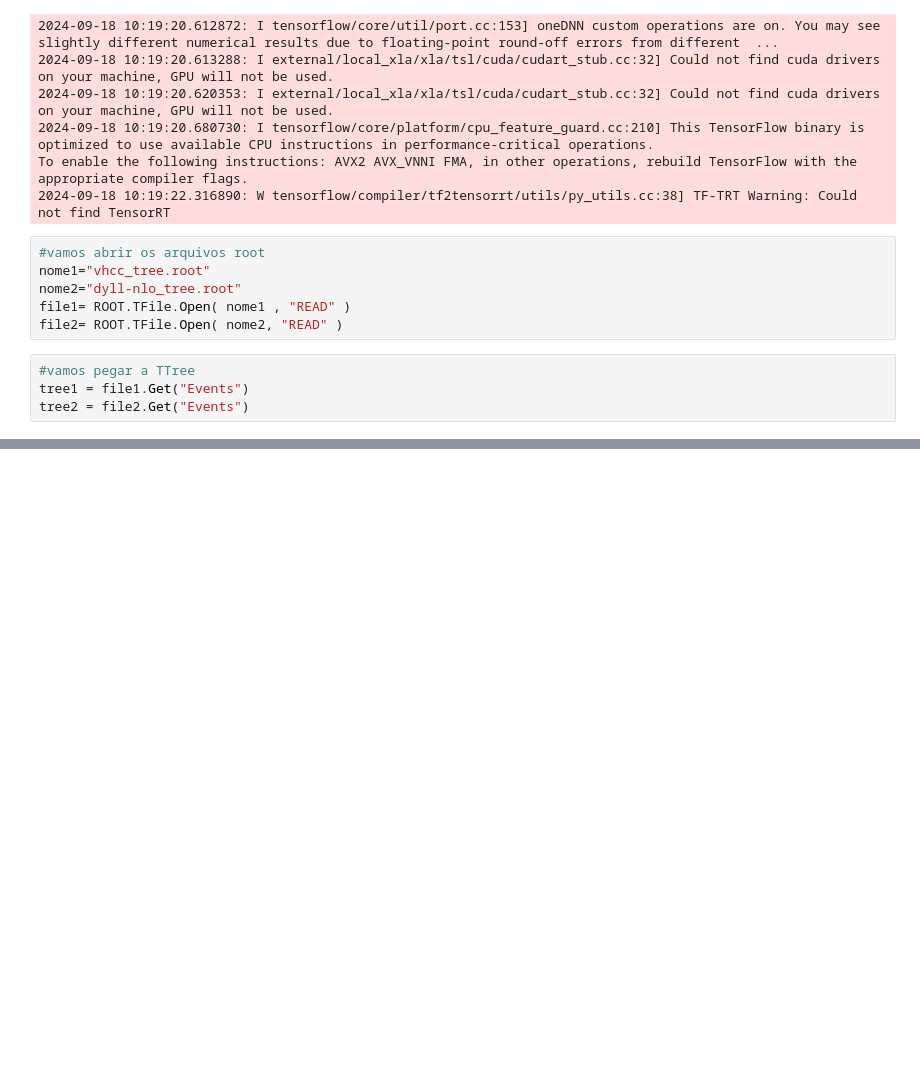
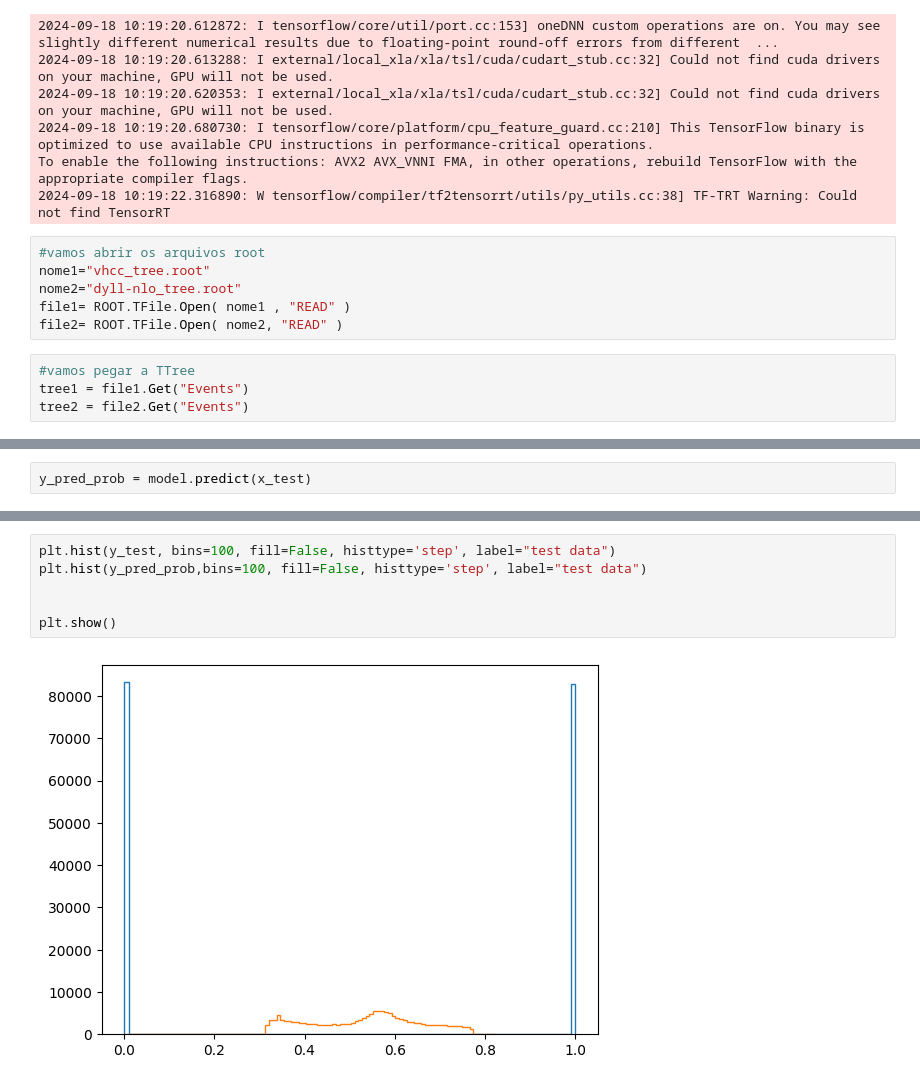
Before and after one commit to GBotogoske/machine_learning_2024, a Jupyter notebook: projeto.ipynb, the cells around one changed output, grey strips where cells are left out. Cells and saved outputs as stored; diff of their text form; blank space fills up the shorter version.

```diff
--- a/projeto.ipynb
+++ b/projeto.ipynb
@@ -76,0 +149,2 @@ len(is_here)/2
+# %%
+y_pred_prob = model.predict(x_test)
@@ -76,0 +153,8 @@ len(is_here)/2
+# %%
+plt.hist(y_test, bins=100, fill=False, histtype='step', label="test data")
+plt.hist(y_pred_prob,bins=100, fill=False, histtype='step', label="test data")
+
+
+plt.show()
+# %% [output]
+[figure, added]
```
Also changed, not shown: parts of 13 cells of this notebook.
